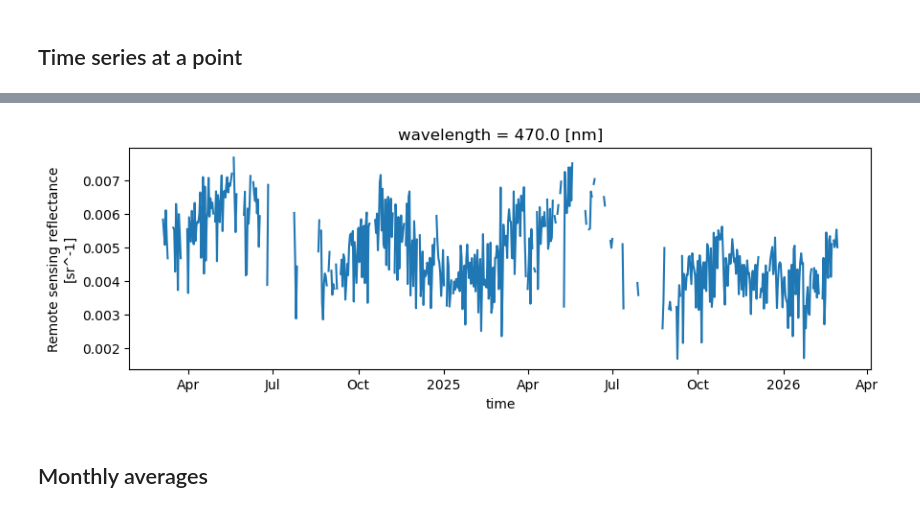
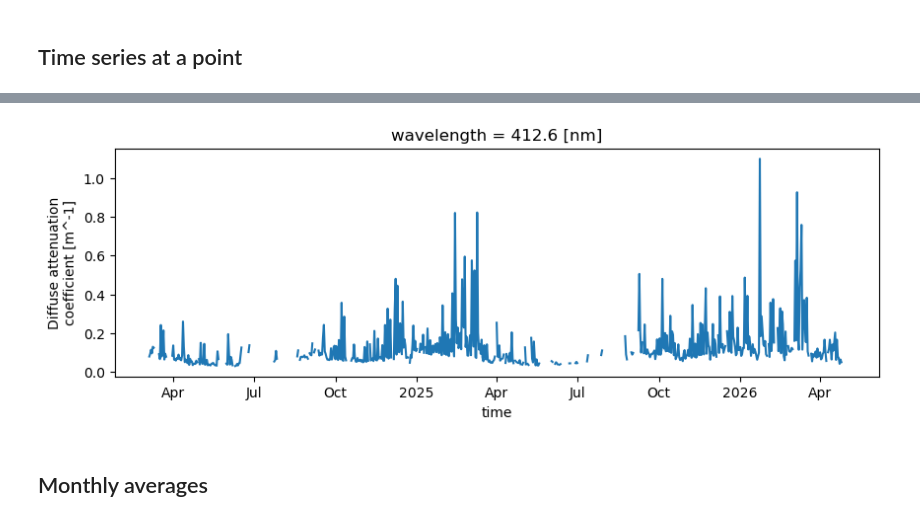
Before and after one commit to fish-pace/pace-icechunks, a Jupyter notebook: pace-kd-icechunk-sc.ipynb, the cells around one changed output, grey strips where cells are left out. Saved outputs shown, nothing was run; the diff lists cells and outputs as text; code cells hidden in the pictures.

```diff
--- a/pace-kd-icechunk-sc.ipynb
+++ b/pace-kd-icechunk-sc.ipynb
@@ -775,7 +775,7 @@ plt.show()
 ## Time series at a point
 # %%
 %%time
-bbox = ds[var_name].isel(wavelength=50).sel(
+bbox = ds[var_name].isel(wavelength=1).sel(
     lon=slice(65, 75),
     lat=slice(20, 10),
 )
@@ -789,4 +789,4 @@ Wall time: 2min 54s
-[figure, old version]
+[figure, new version]
 # %% [markdown]
 ## Monthly averages
 # %%
```
Also changed, not shown: parts of 9 cells of this notebook, 1 other file.
